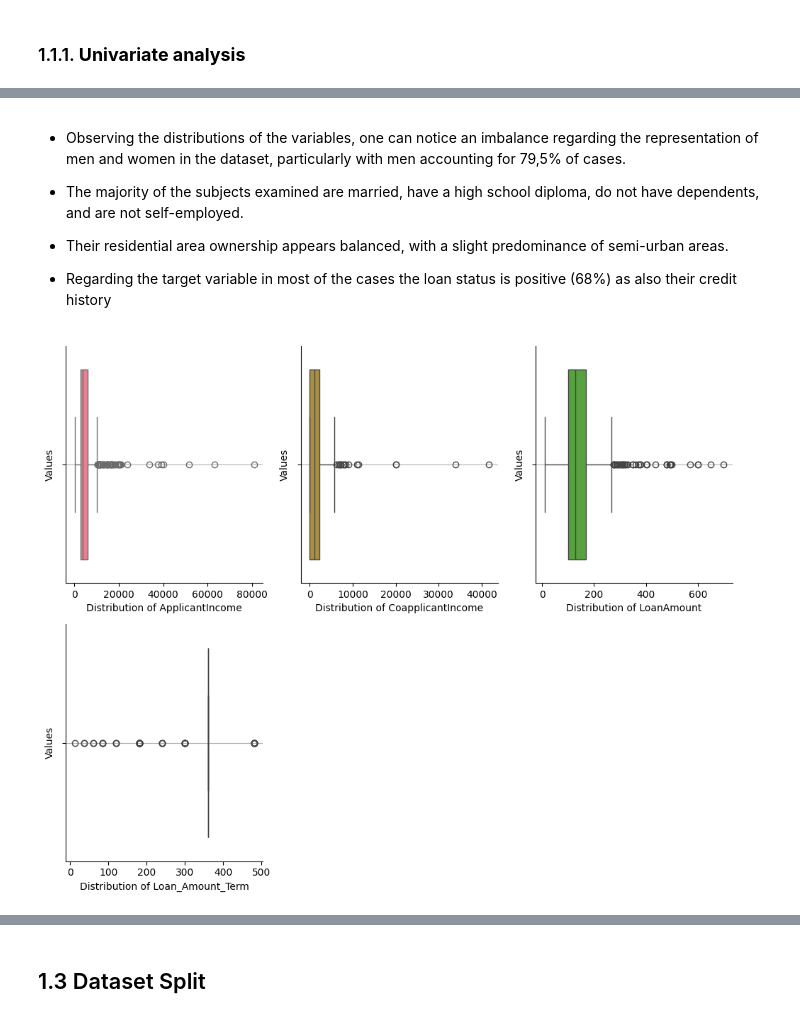
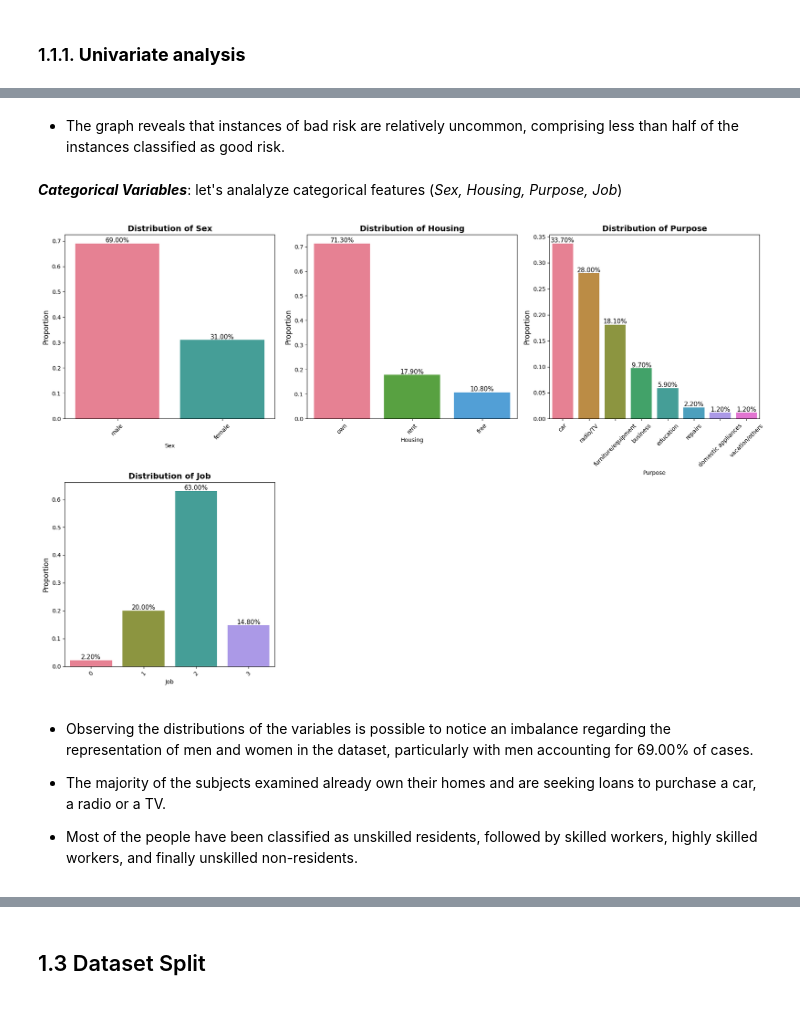
Before and after one commit to NiccoloMarzi/Ethics-in-AI, a Jupyter notebook: loan_eligibility.ipynb, the cells around one changed output, grey strips where cells are left out. Drawn from its saved outputs; the diff is of its cells as text; code cells hidden in the pictures.

```diff
--- a/loan_eligibility.ipynb
+++ b/loan_eligibility.ipynb
@@ -134,13 +178,15 @@ plot_column_distributions(df[discrete_columns], palette)
+# %% [markdown]
+- The graph reveals that instances of bad risk are relatively uncommon, comprising less than half of the instances classified as good risk.
+# %% [markdown]
+***Categorical Variables***: let's analalyze categorical features (*Sex, Housing, Purpose, Job*)
+# %%
+category_columns = ['Sex', 'Housing', 'Purpose', 'Job']
+plot_column_distributions(df[category_columns], palette='husl', rotation=45)
+# %% [output]
+[figure, added]
 # %% [markdown]
-- Observing the distributions of the variables, one can notice an imbalance regarding the representation of men and women in the dataset, particularly with men accounting for  79,5% of cases.
+- Observing the distributions of the variables is possible to notice an imbalance regarding the representation of men and women in the dataset, particularly with men accounting for 69.00% of cases.
 
-- The majority of the subjects examined are married, have a high school diploma, do not have dependents, and are not self-employed.
+- The majority of the subjects examined already own their homes and are seeking loans to purchase a car, a radio or a TV.
 
-- Their residential area ownership appears balanced, with a slight predominance of semi-urban areas.
-
-- Regarding the target variable in most of the cases the loan status is positive (68%) as also their credit history
+- Most of the people have been classified as unskilled residents, followed by skilled workers, highly skilled workers, and finally unskilled non-residents.
-# %%
-continuos_columns = df.select_dtypes(include=['float64', 'int64']).columns.tolist()
-plot_column_distributions(df[continuos_columns], palette, "continue")
-# %% [output]
-[figure, removed]
```
Also changed, not shown: parts of 172 cells of this notebook, 2 other files.
